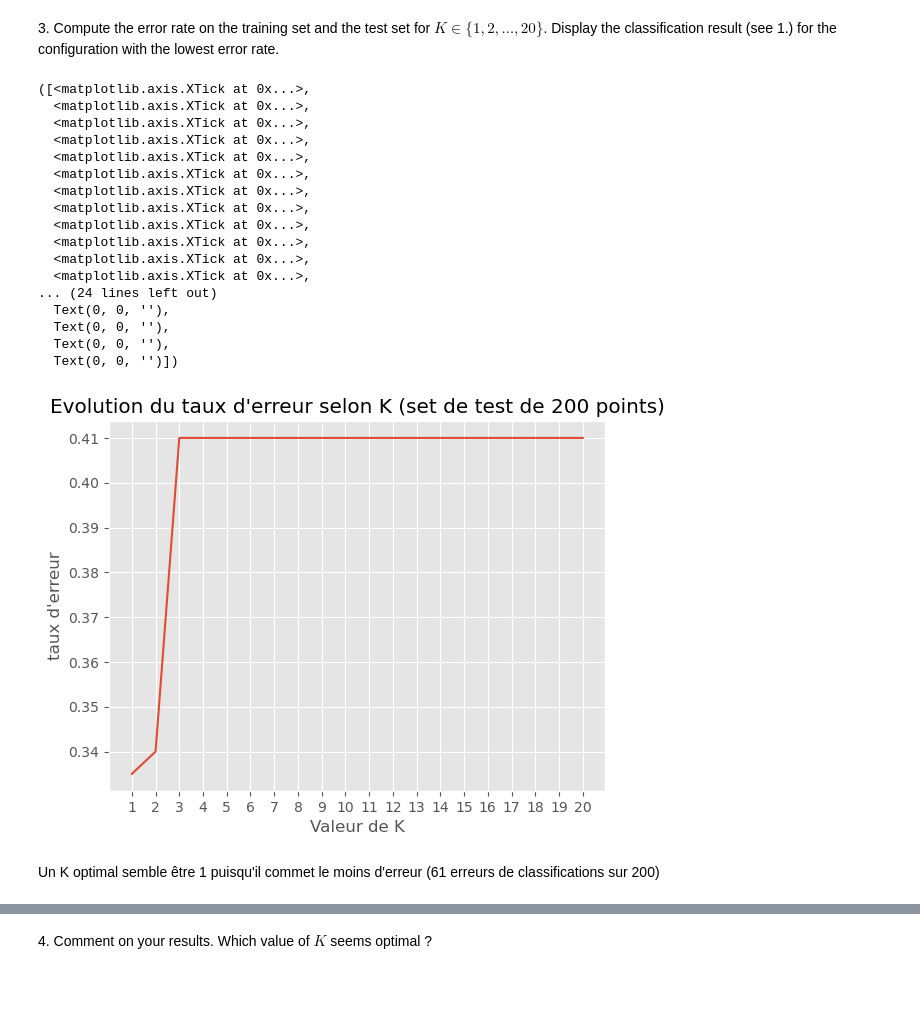
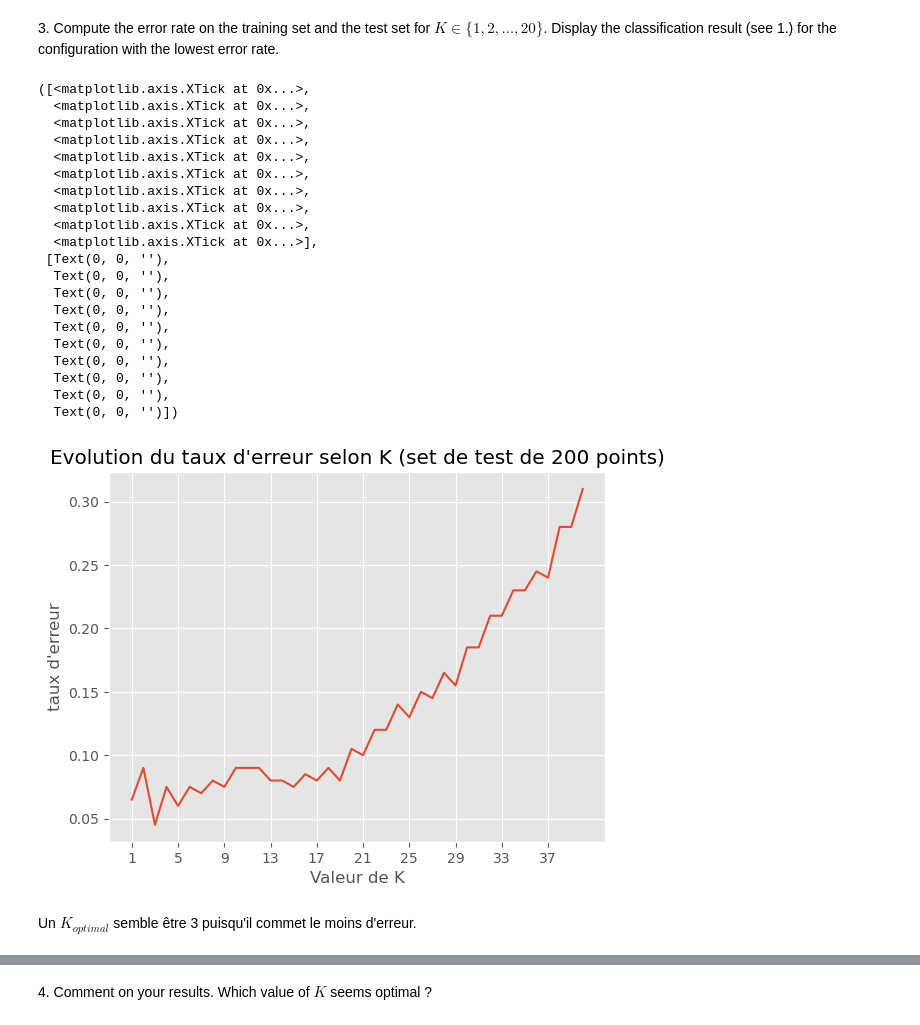
Before and after one commit to VictorCilleros/python_sdia_All, a Jupyter notebook: Labs/Lab4/lab4.ipynb, the cells around one changed output, grey strips where cells are left out. Saved outputs shown, nothing was run; the diff lists cells and outputs as text; code cells hidden in the pictures; blank space fills up the shorter version.

```diff
--- a/Labs/Lab4/lab4.ipynb
+++ b/Labs/Lab4/lab4.ipynb
@@ -126,10 +83,32 @@ def classifier_Knn(x_train,x_new,targets,K):
+# %%
+dtype = [('distance', float), ('target', float)]
+
+def classifier_Knn_numpy(x_train,x_new,targets,K):
+    distances = []
+    counter1 = 0
+    counter2 = 0
+    for i in range(0,len(x_train)):
+        distances.append((np.linalg.norm(x_new-x_train[i]),targets[i]))
+    distances=np.array(distances,dtype=dtype)
+    distances=np.sort(distances,order='distance')  # plus petites en premier
+    for j in range(0,K):
+        if distances[j][1]==1.:
+            counter1+=1
+        if distances[j][1]==2.:
+            counter2+=1
+        if counter1+counter2==K:
+            break
+    if counter1>counter2:
+        return 1.
+    else:
+        return 2.
 # %% [markdown]
 3\. Compute the error rate on the training set and the test set for $K \in \{1,2, \dotsc, 20\}$. Display the classification result (see 1.) for the configuration with the lowest error rate.
 # %%
 def testWithTrainOnTest(x_train,X_new,class_train,K):
     target_prediction_test = []
     for x in X_new:
-        target_prediction_test.append(classifier_Knn(x_train,x_new=x,targets=class_train,K=K))
+        target_prediction_test.append(classifier_Knn_numpy(x_train,x_new=x,targets=class_train,K=K))
     return target_prediction_test
 
 
@@ -138,33 +117,37 @@ def computeError(target_prediction_test,class_test):
     return sum(abs(target_prediction_test-class_test))/len(class_test)
 # %%
 tabError=[]
-for k in range(1,21):
+nbTest=40
+for k in range(1,nbTest+1):
     tabError.append(computeError(testWithTrainOnTest(x_train,x_test,class_train,k),class_test))
 plt.figure()
-plt.plot(np.linspace(1,20,20),tabError)
+plt.plot(np.linspace(1,nbTest,nbTest),tabError)
 plt.title("Evolution du taux d'erreur selon K (set de test de 200 points)")
 plt.xlabel("Valeur de K")
 plt.ylabel("taux d'erreur")
-plt.xticks(np.arange(1, 21,1,dtype=int))
+plt.xticks(np.arange(1, nbTest+1,4,dtype=int))
 # %% [output]
 ([<matplotlib.axis.XTick at 0x...>,
   <matplotlib.axis.XTick at 0x...>,
   <matplotlib.axis.XTick at 0x...>,
   <matplotlib.axis.XTick at 0x...>,
   <matplotlib.axis.XTick at 0x...>,
   <matplotlib.axis.XTick at 0x...>,
   <matplotlib.axis.XTick at 0x...>,
   <matplotlib.axis.XTick at 0x...>,
   <matplotlib.axis.XTick at 0x...>,
-  <matplotlib.axis.XTick at 0x...>,
-  <matplotlib.axis.XTick at 0x...>,
-  <matplotlib.axis.XTick at 0x...>,
-... (24 lines left out)
+  <matplotlib.axis.XTick at 0x...>],
+ [Text(0, 0, ''),
+  Text(0, 0, ''),
+  Text(0, 0, ''),
+  Text(0, 0, ''),
+  Text(0, 0, ''),
+  Text(0, 0, ''),
   Text(0, 0, ''),
   Text(0, 0, ''),
   Text(0, 0, ''),
   Text(0, 0, '')])
-[figure, old version]
+[figure, new version]
 # %% [markdown]
-Un K optimal semble être 1 puisqu'il commet le moins d'erreur (61 erreurs de classifications sur 200)
+Un $K_{optimal}$ semble être 3 puisqu'il commet le moins d'erreur.
 # %%
```
Also changed, not shown: parts of 13 cells of this notebook.
